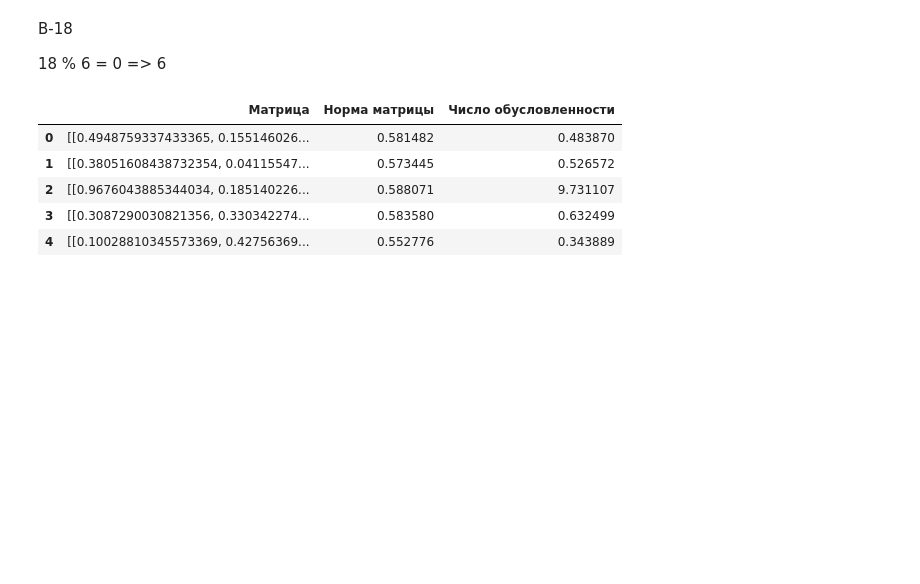
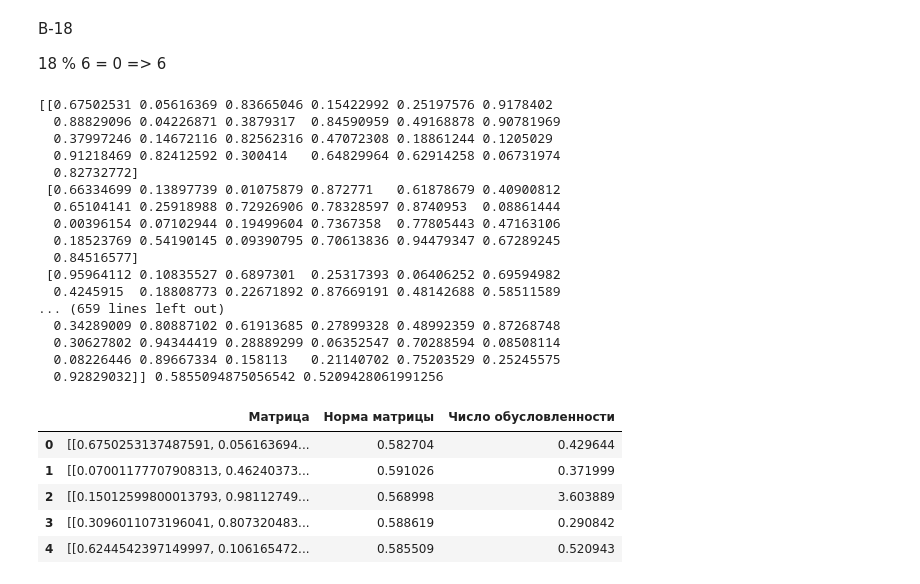
Before and after one commit to Jrol123/CalcMath, a Jupyter notebook: S5/lab1/repr.ipynb, the cells around one changed output. Saved outputs shown, nothing was run; the diff lists cells and outputs as text; code cells hidden in the pictures; blank space fills up the shorter version.

```diff
--- a/S5/lab1/repr.ipynb
+++ b/S5/lab1/repr.ipynb
@@ -24,17 +24,36 @@ def cond(matr: list[list[float]]):
 
     return norm(matrix) * norm(LA.inv(matr))
 # %%
-mass_matrix = [np.random.rand(SIZE,SIZE) for i in range(5)]
+mass_matrix = [np.random.rand(SIZE, SIZE) for i in range(5)]
+mdf = []
 columns = ["Матрица", "Норма матрицы", "Число обусловленности"]
-df = pd.DataFrame(columns = columns)
+df = pd.DataFrame(columns=columns)
 for matrix in mass_matrix:
+    print(matrix, norm(matrix), cond(matrix))
     df.loc[len(df.index)] = [matrix, norm(matrix), cond(matrix)]
-    # print(matrix, norm(matrix), cond(matrix))
+    mdf.append(pd.DataFrame(matrix))
 df
 # %% [output]
+[[0.67502531 0.05616369 0.83665046 0.15422992 0.25197576 0.9178402
+  0.88829096 0.04226871 0.3879317  0.84590959 0.49168878 0.90781969
+  0.37997246 0.14672116 0.82562316 0.47072308 0.18861244 0.1205029
+  0.91218469 0.82412592 0.300414   0.64829964 0.62914258 0.06731974
+  0.82732772]
+ [0.66334699 0.13897739 0.01075879 0.872771   0.61878679 0.40900812
+  0.65104141 0.25918988 0.72926906 0.78328597 0.8740953  0.08861444
+  0.00396154 0.07102944 0.19499604 0.7367358  0.77805443 0.47163106
+  0.18523769 0.54190145 0.09390795 0.70613836 0.94479347 0.67289245
+  0.84516577]
+ [0.95964112 0.10835527 0.6897301  0.25317393 0.06406252 0.69594982
+  0.4245915  0.18808773 0.22671892 0.87669191 0.48142688 0.58511589
+... (659 lines left out)
+  0.34289009 0.80887102 0.61913685 0.27899328 0.48992359 0.87268748
+  0.30627802 0.94344419 0.28889299 0.06352547 0.70288594 0.08508114
+  0.08226446 0.89667334 0.158113   0.21140702 0.75203529 0.25245575
+  0.92829032]] 0.5855094875056542 0.5209428061991256
 |  | Матрица | Норма матрицы | Число обусловленности |
-| 0 | [[0.4948759337433365, 0.155146026... | 0.581482 | 0.483870 |
-| 1 | [[0.38051608438732354, 0.04115547... | 0.573445 | 0.526572 |
-| 2 | [[0.9676043885344034, 0.185140226... | 0.588071 | 9.731107 |
-| 3 | [[0.3087290030821356, 0.330342274... | 0.583580 | 0.632499 |
-| 4 | [[0.10028810345573369, 0.42756369... | 0.552776 | 0.343889 |
+| 0 | [[0.6750253137487591, 0.056163694... | 0.582704 | 0.429644 |
+| 1 | [[0.07001177707908313, 0.46240373... | 0.591026 | 0.371999 |
+| 2 | [[0.15012599800013793, 0.98112749... | 0.568998 | 3.603889 |
+| 3 | [[0.3096011073196041, 0.807320483... | 0.588619 | 0.290842 |
+| 4 | [[0.6244542397149997, 0.106165472... | 0.585509 | 0.520943 |
```
Also changed, not shown: parts of 4 cells of this notebook.
